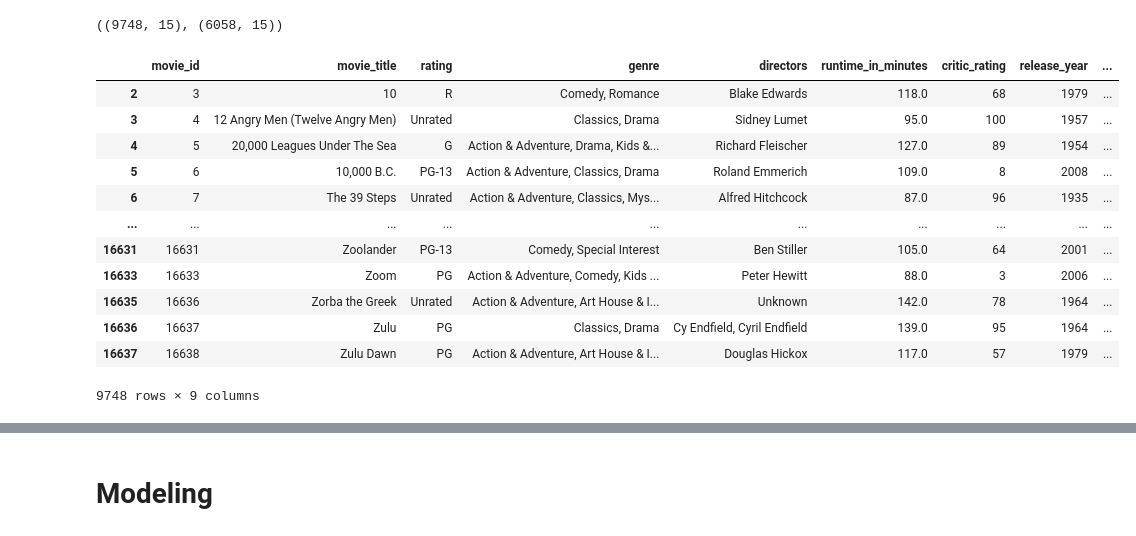
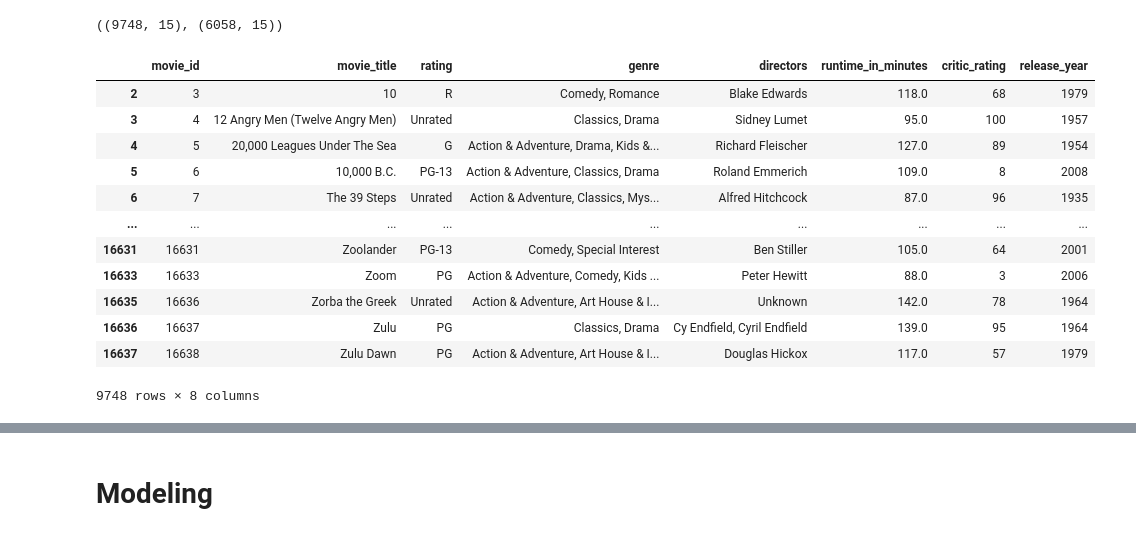
Before and after one commit to fxiong3/mlds422-final-project, a Jupyter notebook: notebook/analysis_and_modeling.ipynb, the cells around one changed output, grey strips where cells are left out. Drawn from its saved outputs; the diff is of its cells as text; code cells hidden in the pictures.

```diff
--- a/notebook/analysis_and_modeling.ipynb
+++ b/notebook/analysis_and_modeling.ipynb
@@ -474,34 +474,34 @@ train.shape, test.shape
 # %%
 # Columns that should not be used for prediction (contain target leakage,
 # redundant information, or non-numeric text)
 cols_to_drop = [
     'audience_rating',     # future information → leakage
     'critic_count',        # highly correlated with critic rating counts
     'audience_count',      # audience-driven popularity, not usable for critic prediction
     'on_streaming_date',   # post-release information
     'movie_info',          # unstructured text
     'in_theaters_date',    # date column already processed into release_year
-    'release_year_fixed\t' # accidentally imported column name with tab character
+    'release_year_fixed' # accidentally imported column name with tab character
 ]
 
 # Remove unwanted columns from both training and testing sets
 train = train.drop(columns=cols_to_drop, errors='ignore')
 test = test.drop(columns=cols_to_drop, errors='ignore')
 train
 # %% [output]
-|  | movie_id | movie_title | rating | genre | directors | runtime_in_minutes | critic_rating | release_year | ... |
-| 2 | 3 | 10 | R | Comedy, Romance | Blake Edwards | 118.0 | 68 | 1979 | ... |
-| 3 | 4 | 12 Angry Men (Twelve Angry Men) | Unrated | Classics, Drama | Sidney Lumet | 95.0 | 100 | 1957 | ... |
-| 4 | 5 | 20,000 Leagues Under The Sea | G | Action & Adventure, Drama, Kids &... | Richard Fleischer | 127.0 | 89 | 1954 | ... |
-| 5 | 6 | 10,000 B.C. | PG-13 | Action & Adventure, Classics, Drama | Roland Emmerich | 109.0 | 8 | 2008 | ... |
-| 6 | 7 | The 39 Steps | Unrated | Action & Adventure, Classics, Mys... | Alfred Hitchcock | 87.0 | 96 | 1935 | ... |
-| ... | ... | ... | ... | ... | ... | ... | ... | ... | ... |
-| 16631 | 16631 | Zoolander | PG-13 | Comedy, Special Interest | Ben Stiller | 105.0 | 64 | 2001 | ... |
-| 16633 | 16633 | Zoom | PG | Action & Adventure, Comedy, Kids ... | Peter Hewitt | 88.0 | 3 | 2006 | ... |
-| 16635 | 16636 | Zorba the Greek | Unrated | Action & Adventure, Art House & I... | Unknown | 142.0 | 78 | 1964 | ... |
-| 16636 | 16637 | Zulu | PG | Classics, Drama | Cy Endfield, Cyril Endfield | 139.0 | 95 | 1964 | ... |
-| 16637 | 16638 | Zulu Dawn | PG | Action & Adventure, Art House & I... | Douglas Hickox | 117.0 | 57 | 1979 | ... |
+|  | movie_id | movie_title | rating | genre | directors | runtime_in_minutes | critic_rating | release_year |
+| 2 | 3 | 10 | R | Comedy, Romance | Blake Edwards | 118.0 | 68 | 1979 |
+| 3 | 4 | 12 Angry Men (Twelve Angry Men) | Unrated | Classics, Drama | Sidney Lumet | 95.0 | 100 | 1957 |
+| 4 | 5 | 20,000 Leagues Under The Sea | G | Action & Adventure, Drama, Kids &... | Richard Fleischer | 127.0 | 89 | 1954 |
+| 5 | 6 | 10,000 B.C. | PG-13 | Action & Adventure, Classics, Drama | Roland Emmerich | 109.0 | 8 | 2008 |
+| 6 | 7 | The 39 Steps | Unrated | Action & Adventure, Classics, Mys... | Alfred Hitchcock | 87.0 | 96 | 1935 |
+| ... | ... | ... | ... | ... | ... | ... | ... | ... |
+| 16631 | 16631 | Zoolander | PG-13 | Comedy, Special Interest | Ben Stiller | 105.0 | 64 | 2001 |
+| 16633 | 16633 | Zoom | PG | Action & Adventure, Comedy, Kids ... | Peter Hewitt | 88.0 | 3 | 2006 |
+| 16635 | 16636 | Zorba the Greek | Unrated | Action & Adventure, Art House & I... | Unknown | 142.0 | 78 | 1964 |
+| 16636 | 16637 | Zulu | PG | Classics, Drama | Cy Endfield, Cyril Endfield | 139.0 | 95 | 1964 |
+| 16637 | 16638 | Zulu Dawn | PG | Action & Adventure, Art House & I... | Douglas Hickox | 117.0 | 57 | 1979 |
-9748 rows × 9 columns
+9748 rows × 8 columns
 # %%
 # -------------------------------------
 # 1. Create a binary kid_friendly feature
```
Also changed, not shown: parts of 16 cells of this notebook.
